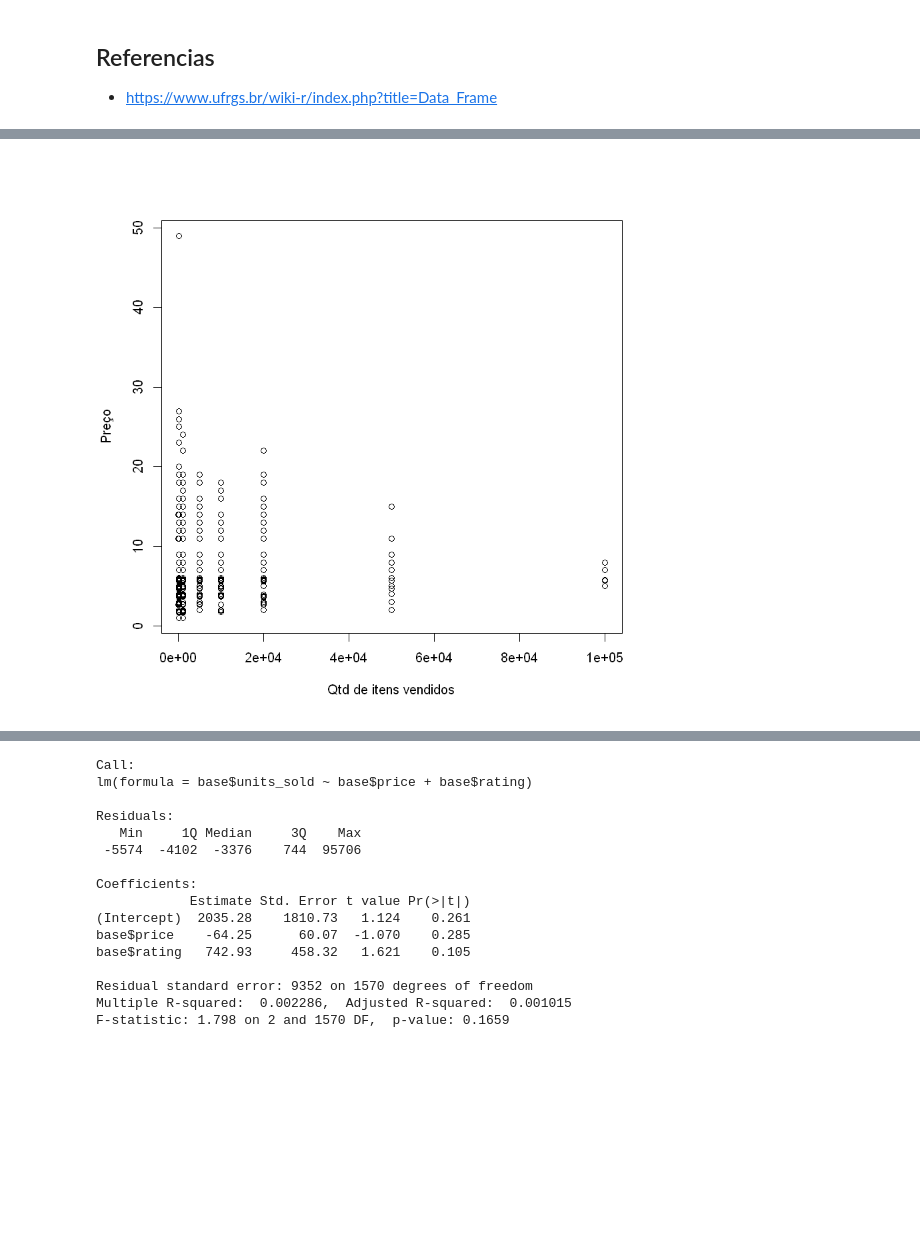
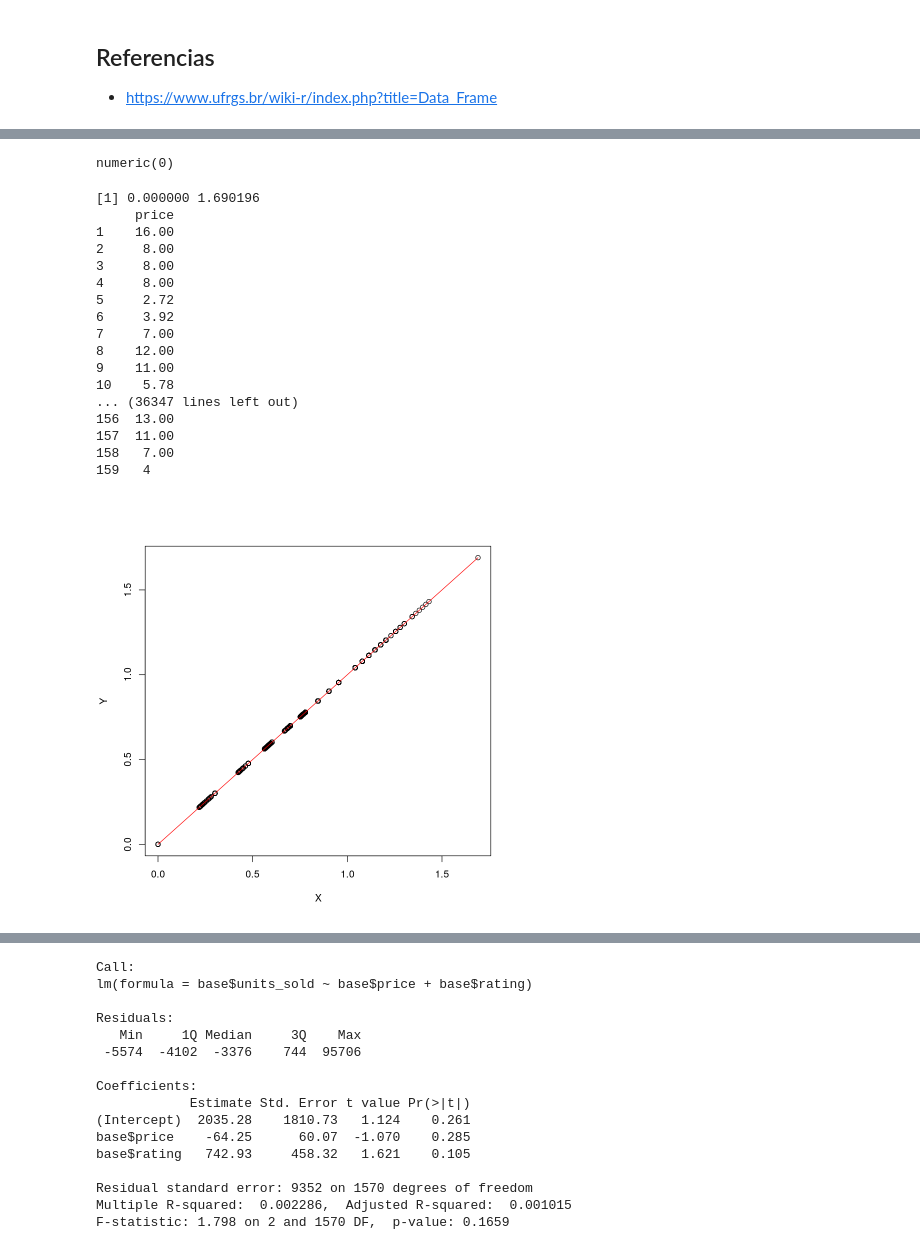
Before and after one commit to AspiranteAudaz/MetodosQuantiativos, a Jupyter notebook: Regressão/Regressao.ipynb, the cells around one changed output, grey strips where cells are left out. Cells and saved outputs as stored; diff of their text form; code cells hidden in the pictures; blank space fills up the shorter version.

```diff
--- a/Regressão/Regressao.ipynb
+++ b/Regressão/Regressao.ipynb
@@ -59,6 +54,56 @@ anova(modelo1var)
 | base$price | 1 | 84742724 | 84742724 | 0.9679726 | 0.3253378 |
 | Residuals | 1571 | 137535726438 | 87546611 | NA | NA |
-# %%
-plot(x=base$units_sold, y=base$price, xlab="Qtd de itens vendidos", ylab="Preço")
-# %% [output]
-[figure, removed]
+# %%
+as.numeric(rownames(base$price))
+#baseMod = subset(base, base$price<200 & 0 < base$units_sold & base$units_sold < 200)
+baseMod = base
+# %% [output]
+numeric(0)
+# %%
+applylmgraph = function(xval, yval, xlab="X", ylab="Y")
+{
+    modelo2var <- lm(yval ~ xval)
+    fitline <- predict(modelo2var);
+    lin0 = c(min(xval), max(xval))
+    lin1 = c(min(fitline), max(fitline));
+    print(lin0)
+    plot(x=xval, y=yval, ylab=ylab, xlab=xlab);
+    lines(x = lin0, y = lin1, col = "red");
+}
+# %%
+logap = function(x){log(x, 10)}
+
+# Valores de teste, pra garantir que ta safe a funcao
+#vals = 1:10
+#obs  = c(3, 4, 7, 6, 9, 10, 14, 7, 15, 19)
+#applylmgraph(obs, vals)
+
+applylmgraph(t(as.data.frame(lapply(baseMod$price, logap))), t(as.data.frame(lapply(baseMod$price, logap))))
+#applylmgraph(baseMod$price, baseMod$units_sold)
+#applylmgraph(baseMod$retail_price, baseMod$rating)
+
+
+for(i in (1: ncol(base)))
+{
+    for(j in (1: ncol(base)))
+
+}
+# %% [output]
+[1] 0.000000 1.690196
+     price
+1    16.00
+2     8.00
+3     8.00
+4     8.00
+5     2.72
+6     3.92
+7     7.00
+8    12.00
+9    11.00
+10    5.78
+... (36347 lines left out)
+156  13.00
+157  11.00
+158   7.00
+159   4
+[figure, added]
```
Also changed, not shown: parts of 6 cells of this notebook.
